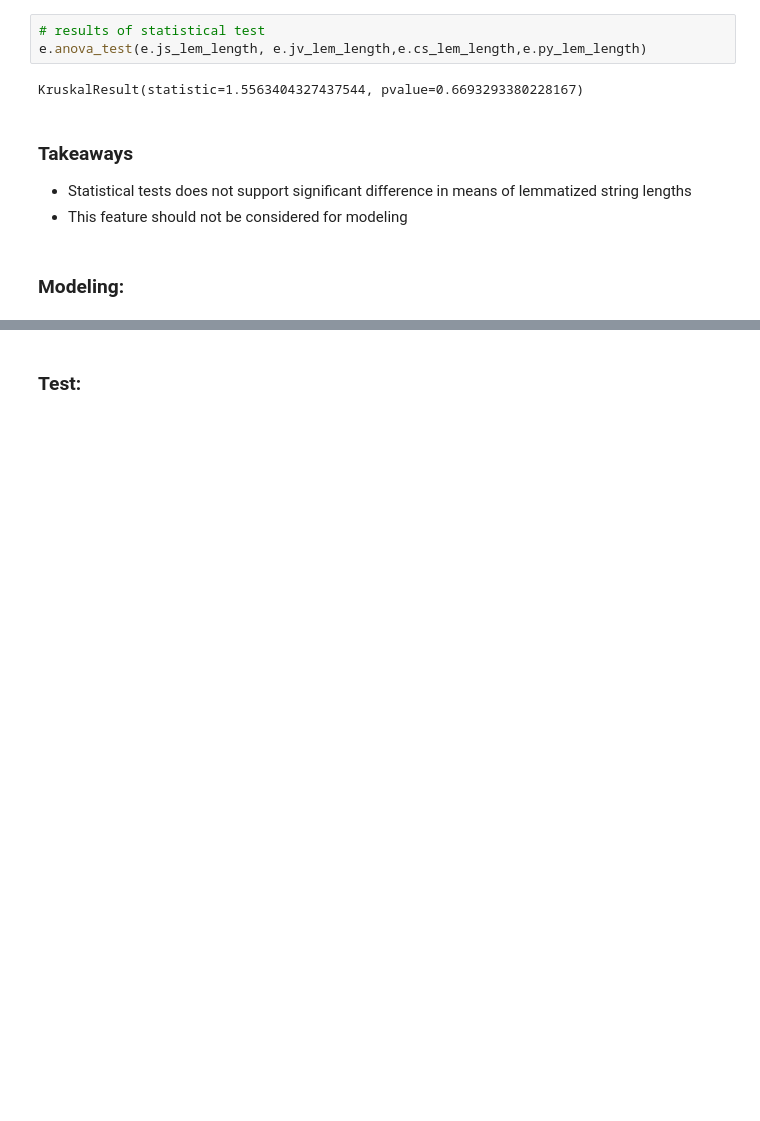
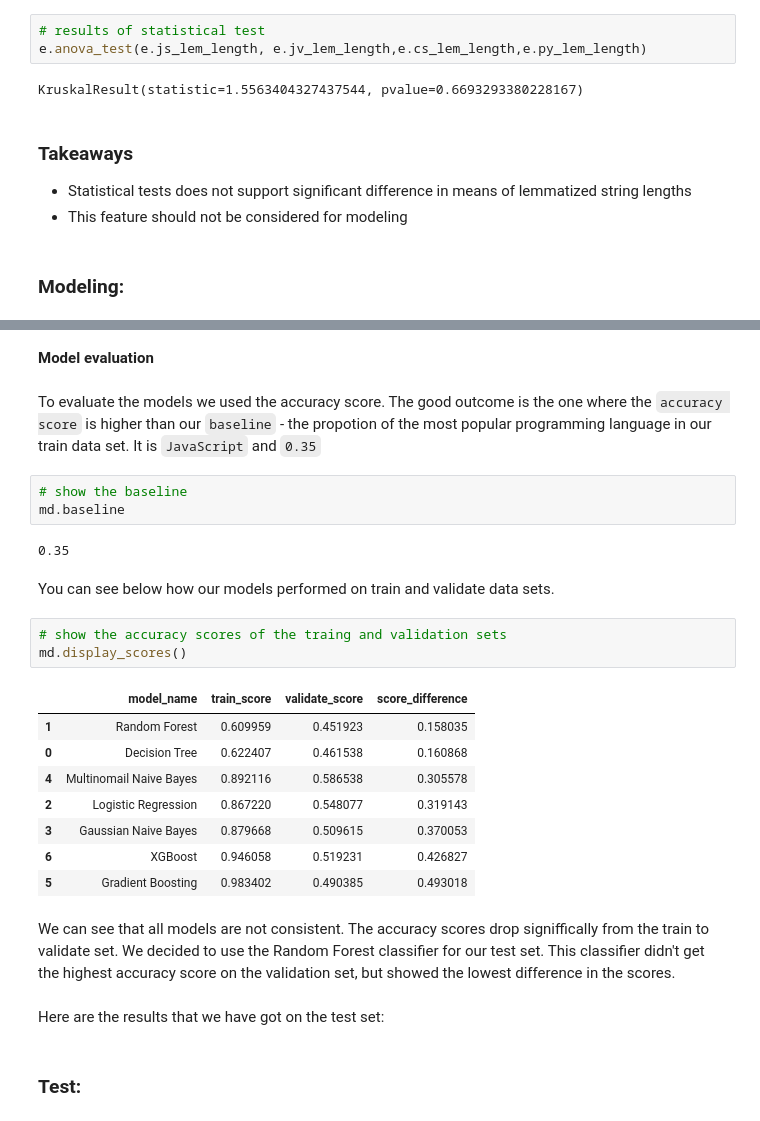
Before and after one commit to Codeup-Mirzakhani-Group1-NLP-Project/Codeup-Mirzakhani-GitHub-Scrape-NLP-Project, a Jupyter notebook: Final_Notebook_Draft.ipynb, the cells around one changed output, grey strips where cells are left out. Cells and saved outputs as stored; diff of their text form; blank space fills up the shorter version.

```diff
--- a/Final_Notebook_Draft.ipynb
+++ b/Final_Notebook_Draft.ipynb
@@ -172,2 +207,29 @@ KruskalResult(statistic=1.5563404327437544, pvalue=0.6693293380228167)
+# %% [markdown]
+**Model evaluation**
+# %% [markdown]
+To evaluate the models we used the accuracy score. The good outcome is the one where the `accuracy score` is higher than our `baseline` - the propotion of the most popular programming language in our train data set. It is `JavaScript` and `0.35`
+# %%
+# show the baseline
+md.baseline
+# %% [output]
+0.35
+# %% [markdown]
+You can see below how our models performed on train and validate data sets.
+# %%
+# show the accuracy scores of the traing and validation sets
+md.display_scores()
+# %% [output]
+|  | model_name | train_score | validate_score | score_difference |
+| 1 | Random Forest | 0.609959 | 0.451923 | 0.158035 |
+| 0 | Decision Tree | 0.622407 | 0.461538 | 0.160868 |
+| 4 | Multinomail Naive Bayes | 0.892116 | 0.586538 | 0.305578 |
+| 2 | Logistic Regression | 0.867220 | 0.548077 | 0.319143 |
+| 3 | Gaussian Naive Bayes | 0.879668 | 0.509615 | 0.370053 |
+| 6 | XGBoost | 0.946058 | 0.519231 | 0.426827 |
+| 5 | Gradient Boosting | 0.983402 | 0.490385 | 0.493018 |
+# %% [markdown]
+We can see that all models are not consistent. The accuracy scores drop signiffically from the train to validate set. We decided to use the Random Forest classifier for our test set. This classifier didn't get the highest accuracy score on the validation set, but showed the lowest difference in the scores.
+# %% [markdown]
+Here are the results that we have got on the test set:
 # %% [markdown]
 ### Test:
```
Also changed, not shown: parts of 16 cells of this notebook.
